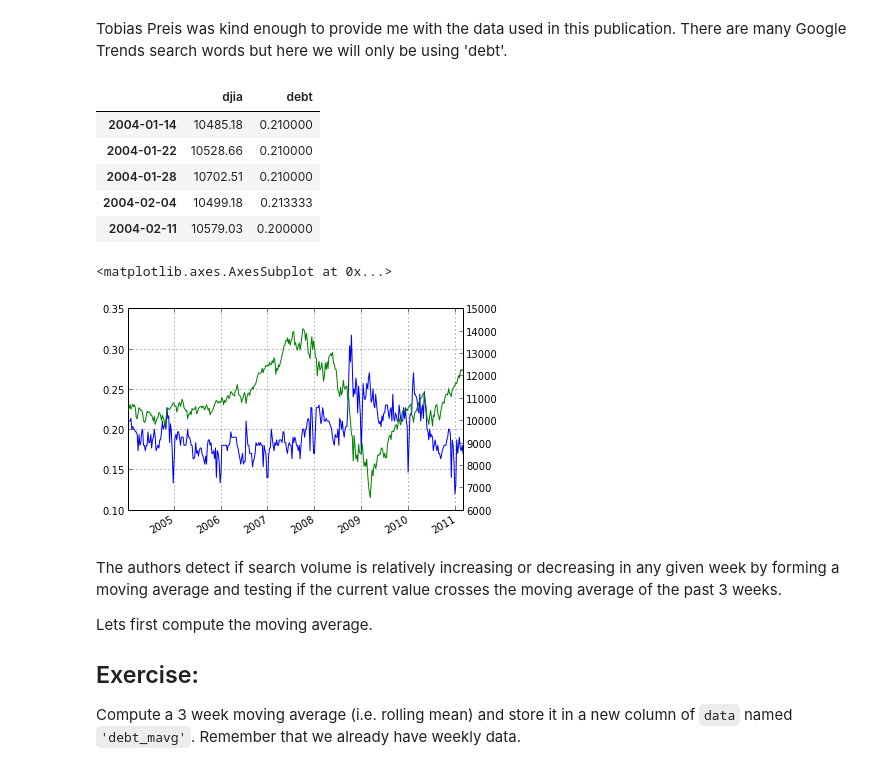
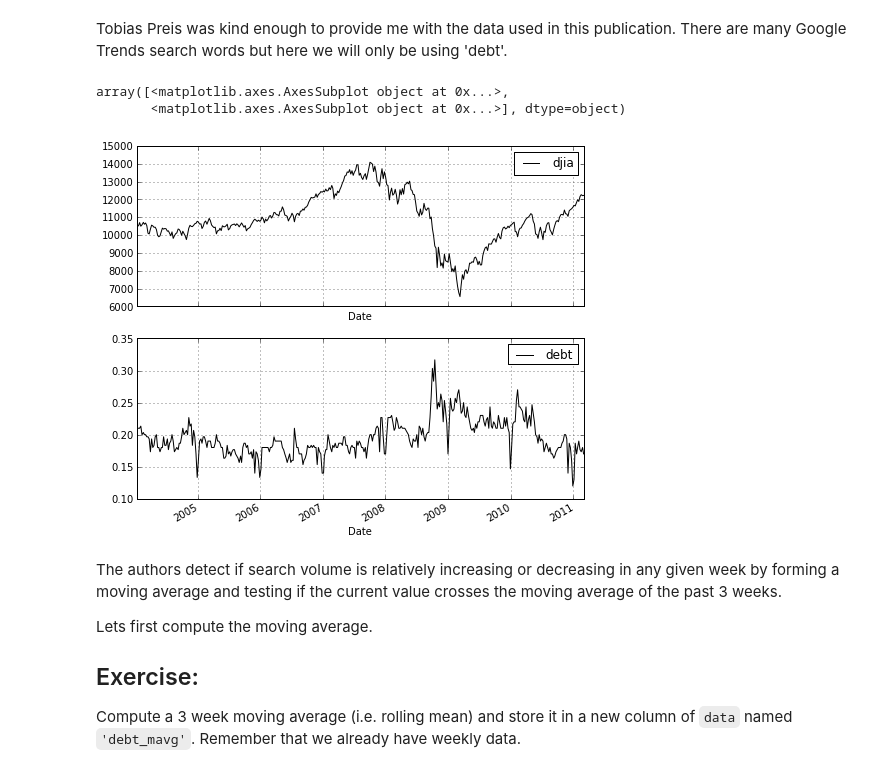
Before and after one commit to twiecki/financial-analysis-python-tutorial, a Jupyter notebook: 2. Pandas replication of Google Trends paper.ipynb, the cells around one changed output. Cells and saved outputs as stored; diff of their text form; code cells hidden in the pictures.

```diff
--- a/2. Pandas replication of Google Trends paper.ipynb
+++ b/2. Pandas replication of Google Trends paper.ipynb
@@ -15,29 +15,19 @@ HTML("<iframe src=http://www.nature.com/srep/2013/130425/srep01684/full/srep0168
 # %%
 import pandas as pd
 import numpy as np
+
+import matplotlib as mpl
+mpl.rc('figure', figsize=(8, 7))
 # %% [markdown]
 Tobias Preis was kind enough to provide me with the data used in this publication. There are many Google Trends search words but here we will only be using 'debt'.
-# %%
-# Load Preis data
-df = pd.read_csv('data/PreisMoatStanley_ScientificReports_3_1684_2013.dat', delimiter=' ', index_col='DJIA Date', parse_dates=True)
-# Select relevant columns
-columns = ['DJIA Closing Price', 'debt']
-data = df[columns].rename(columns={'DJIA Closing Price': 'djia'})
-data = data.tshift(2, freq='D') # Move from Sat to Monday
-data.head()
-# %% [output]
-|  | djia | debt |
-| 2004-01-14 | 10485.18 | 0.210000 |
-| 2004-01-22 | 10528.66 | 0.210000 |
-| 2004-01-28 | 10702.51 | 0.210000 |
-| 2004-02-04 | 10499.18 | 0.213333 |
-| 2004-02-11 | 10579.03 | 0.200000 |
+# %%
+data = pd.read_csv('data/GoogleTrendsData.csv', index_col='Date', parse_dates=True)
 # %%
-data.debt.plot()
-data.djia.plot(secondary_y=True)
+data.plot(subplots=True)
 # %% [output]
-<matplotlib.axes.AxesSubplot at 0x...>
+array([<matplotlib.axes.AxesSubplot object at 0x...>,
+       <matplotlib.axes.AxesSubplot object at 0x...>], dtype=object)
-[figure, old version]
+[figure, new version]
 # %% [markdown]
 The authors detect if search volume is relatively increasing or decreasing in any given week by forming a moving average and testing if the current value crosses the moving average of the past 3 weeks.
 
```
Also changed, not shown: 3 other files.
